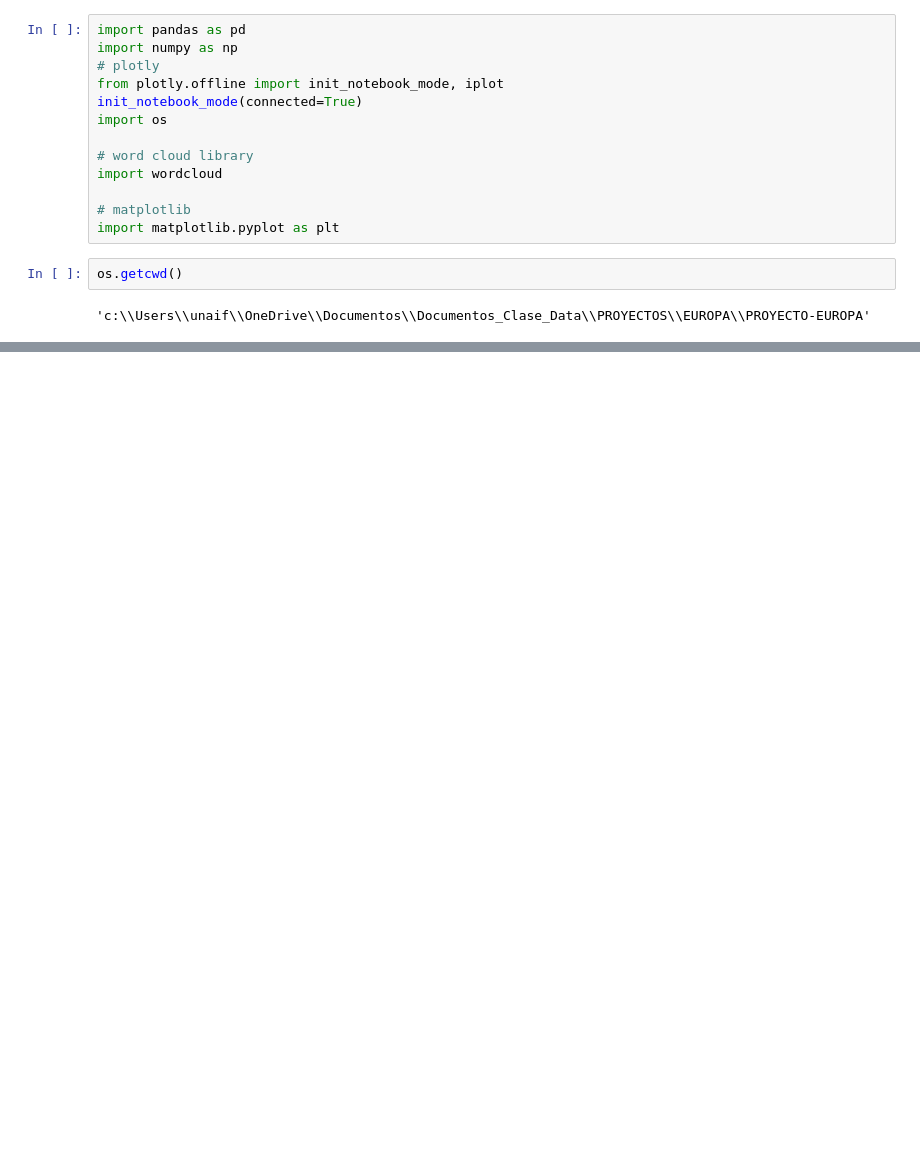
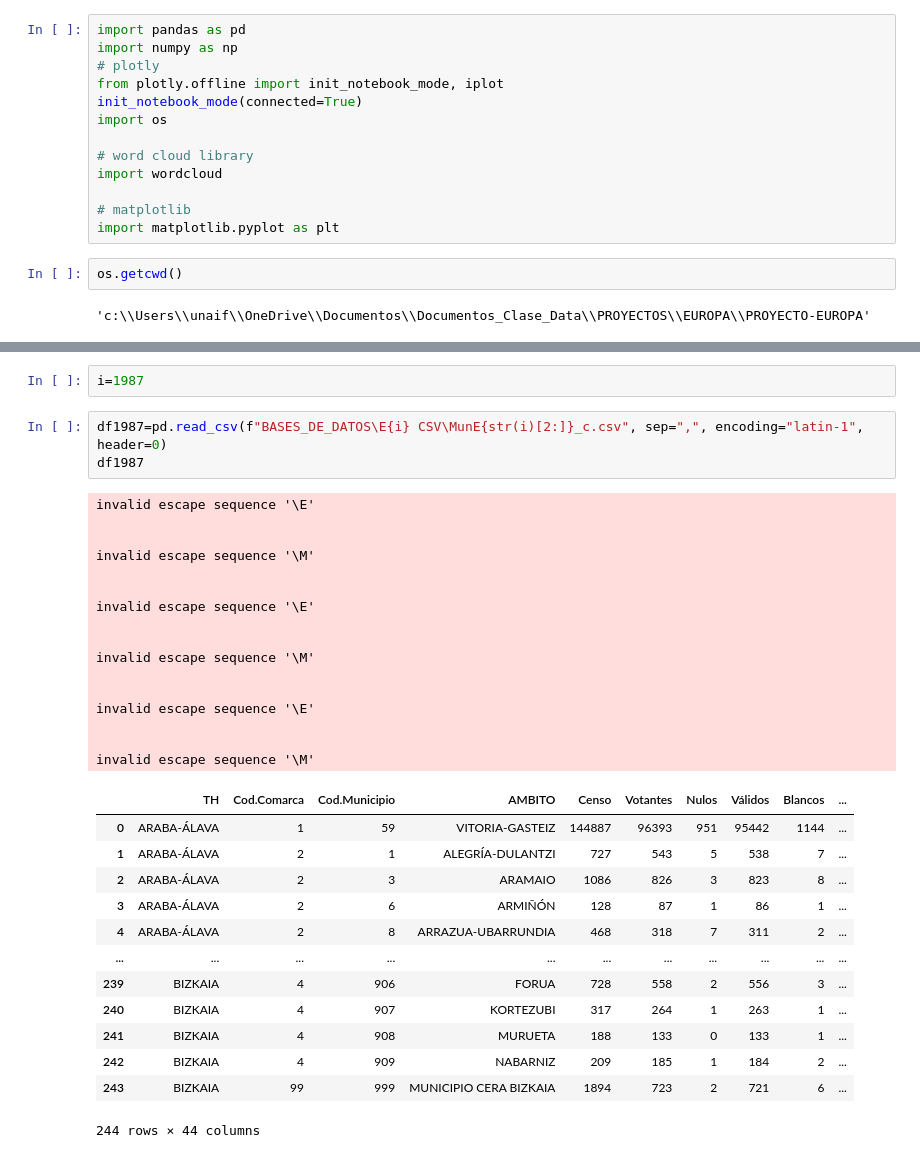
Before and after one commit to UnaiFam/PROYECTO-EUROPA, a Jupyter notebook: pruebas de csv.ipynb, the cells around one changed output, grey strips where cells are left out. Cells and saved outputs as stored; diff of their text form; blank space fills up the shorter version.

Commit message:
Fuentes de datos

```diff
--- a/pruebas de csv.ipynb
+++ b/pruebas de csv.ipynb
@@ -70,0 +76,35 @@ print(hola4)
+# %%
+i=1987
+# %%
+df1987=pd.read_csv(f"BASES_DE_DATOS\E{i} CSV\MunE{str(i)[2:]}_c.csv", sep=",", encoding="latin-1", header=0)
+df1987
+# %% [output]
+invalid escape sequence '\E'
+
+
+invalid escape sequence '\M'
+
+
+invalid escape sequence '\E'
+
+
+invalid escape sequence '\M'
+
+
+invalid escape sequence '\E'
+
+
+invalid escape sequence '\M'
+|  | TH | Cod.Comarca | Cod.Municipio | AMBITO | Censo | Votantes | Nulos | Válidos | Blancos | ... |
+| 0 | ARABA-ÁLAVA | 1 | 59 | VITORIA-GASTEIZ | 144887 | 96393 | 951 | 95442 | 1144 | ... |
+| 1 | ARABA-ÁLAVA | 2 | 1 | ALEGRÍA-DULANTZI | 727 | 543 | 5 | 538 | 7 | ... |
+| 2 | ARABA-ÁLAVA | 2 | 3 | ARAMAIO | 1086 | 826 | 3 | 823 | 8 | ... |
+| 3 | ARABA-ÁLAVA | 2 | 6 | ARMIÑÓN | 128 | 87 | 1 | 86 | 1 | ... |
+| 4 | ARABA-ÁLAVA | 2 | 8 | ARRAZUA-UBARRUNDIA | 468 | 318 | 7 | 311 | 2 | ... |
+| ... | ... | ... | ... | ... | ... | ... | ... | ... | ... | ... |
+| 239 | BIZKAIA | 4 | 906 | FORUA | 728 | 558 | 2 | 556 | 3 | ... |
+| 240 | BIZKAIA | 4 | 907 | KORTEZUBI | 317 | 264 | 1 | 263 | 1 | ... |
+| 241 | BIZKAIA | 4 | 908 | MURUETA | 188 | 133 | 0 | 133 | 1 | ... |
+| 242 | BIZKAIA | 4 | 909 | NABARNIZ | 209 | 185 | 1 | 184 | 2 | ... |
+| 243 | BIZKAIA | 99 | 999 | MUNICIPIO CERA BIZKAIA | 1894 | 723 | 2 | 721 | 6 | ... |
+244 rows × 44 columns
```
Also changed, not shown: parts of 28 cells of this notebook, 28 other files.
